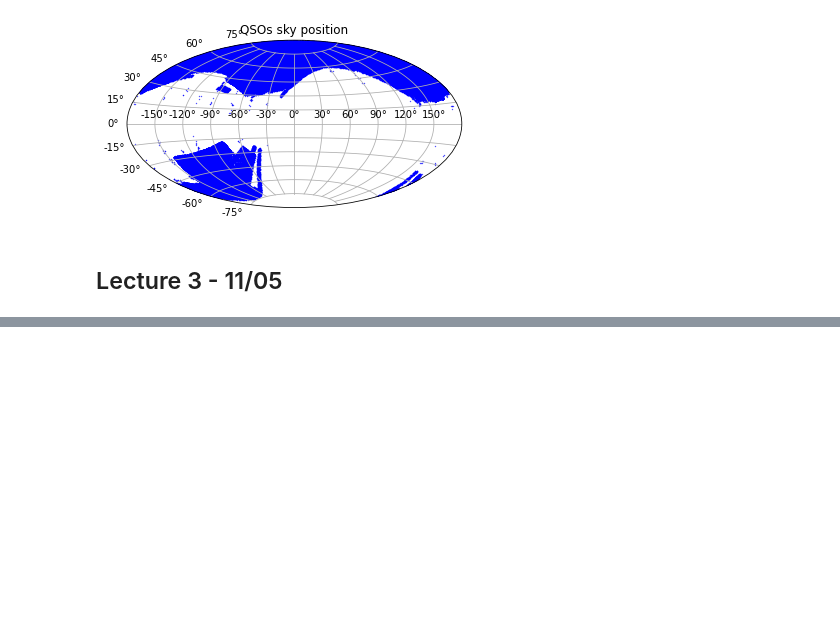
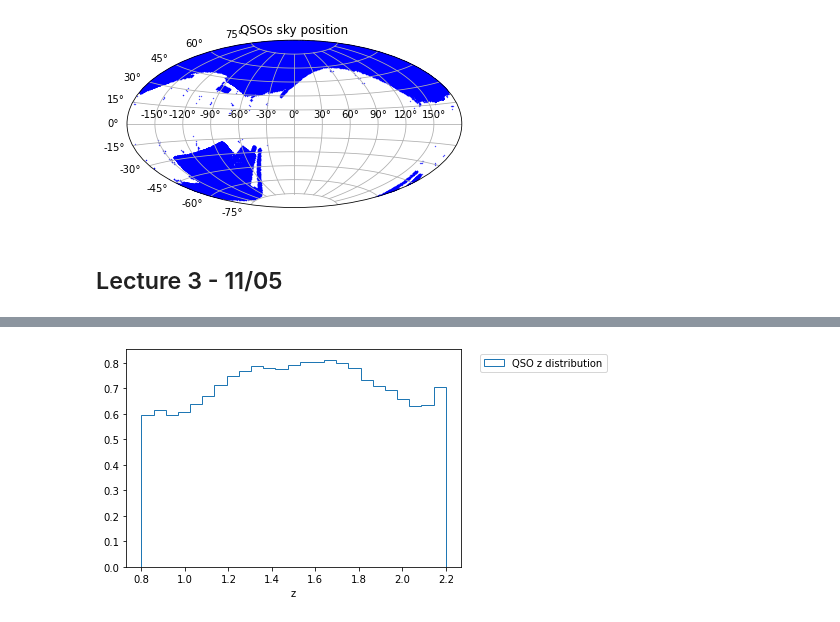
Before and after one commit to cosmo-ufes/LSS_Course, a Jupyter notebook: Python Lectures.ipynb, the cells around one changed output, grey strips where cells are left out. Drawn from its saved outputs; the diff is of its cells as text; code cells hidden in the pictures; blank space fills up the shorter version.

```diff
--- a/Python Lectures.ipynb
+++ b/Python Lectures.ipynb
@@ -524,0 +818,7 @@ plt.show()
+# %%
+plt.hist(D['z'], density = True, bins = 25, histtype = 'step', label = 'QSO z distribution')
+plt.legend(loc='upper right', bbox_to_anchor=(1.45, 1.0))
+plt.xlabel('z')
+plt.show()
+# %% [output]
+[figure, added]
```
Also changed, not shown: parts of 67 cells of this notebook, 2 other files.
